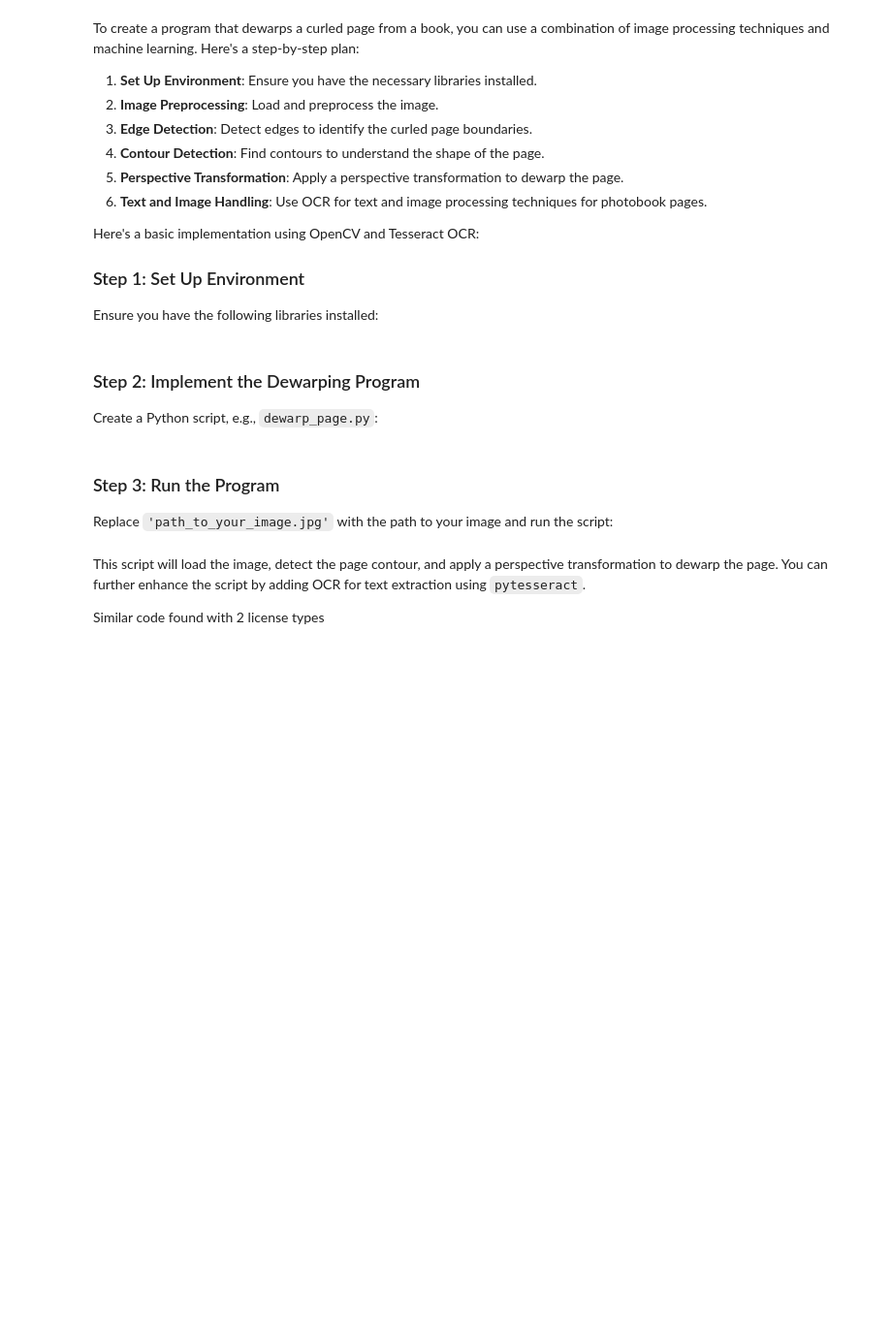
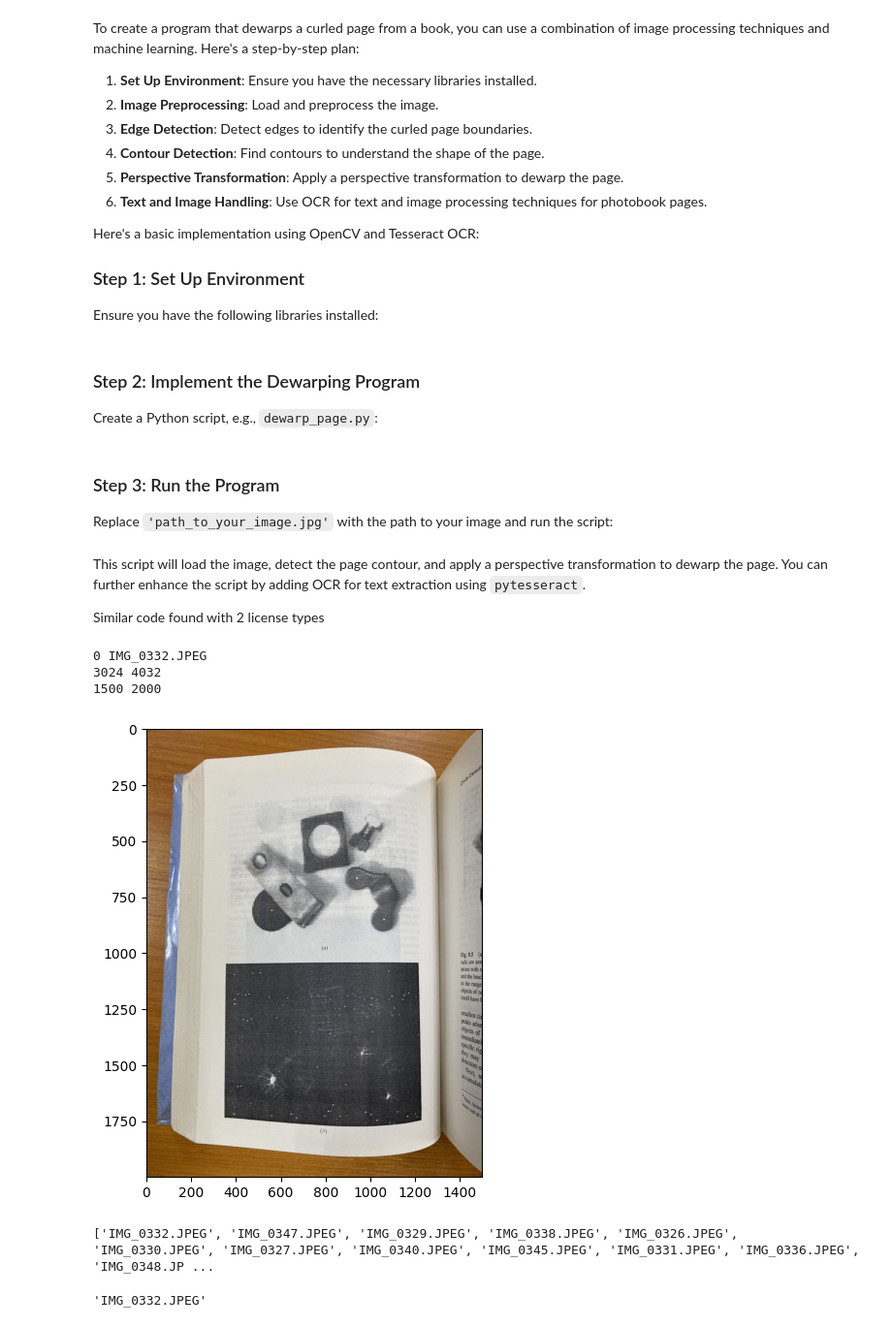
Before and after one commit to pkhamchuai/book-dewarping, a Jupyter notebook: dewarp_automatic.ipynb, the cells around one changed output. Shown: that part at 97% size. Cells and saved outputs as stored; diff of their text form; code cells hidden in the pictures; blank space fills up the shorter version.

```diff
--- a/dewarp_automatic.ipynb
+++ b/dewarp_automatic.ipynb
@@ -118,3 +146,37 @@ python dewarp_page.py
 This script will load the image, detect the page contour, and apply a perspective transformation to dewarp the page. You can further enhance the script by adding OCR for text extraction using `pytesseract`.
 
 Similar code found with 2 license types
+# %%
+input_dir = 'data'
+output_dir = 'data_resized'
+# if not os.path.exists(output_dir):
+    # os.makedirs(output_dir)
+for i, filename in enumerate(os.listdir(input_dir)):
+    if filename.endswith('.JPEG') and i == 0:
+        print(i, filename)
+        input_image_path = os.path.join(input_dir, filename)
+        output_image_path = os.path.join(output_dir, filename)
+        resized_image = resize_image(input_image_path, 2000)
+        # show image
+        # make figsize=(10, 10)
+        plt.figure(figsize=(6, 6))
+        plt.imshow(resized_image)
+        plt.show()
+# %% [output]
+0 IMG_0332.JPEG
+3024 4032
+1500 2000
+[figure, added]
+# %%
+# grab image names in the folder input_dir
+filenames = []
+for filename in os.listdir(input_dir):
+    if filename.endswith('.JPEG'):
+        filenames.append(filename)
+print(filenames)
+# %% [output]
+['IMG_0332.JPEG', 'IMG_0347.JPEG', 'IMG_0329.JPEG', 'IMG_0338.JPEG', 'IMG_0326.JPEG', 'IMG_0330.JPEG', 'IMG_0327.JPEG', 'IMG_0340.JPEG', 'IMG_0345.JPEG', 'IMG_0331.JPEG', 'IMG_0336.JPEG', 'IMG_0348.JP ...
+# %%
+filenames[0]
+# %% [output]
+'IMG_0332.JPEG'
```
Also changed, not shown: parts of 5 cells of this notebook, 56 other files.
